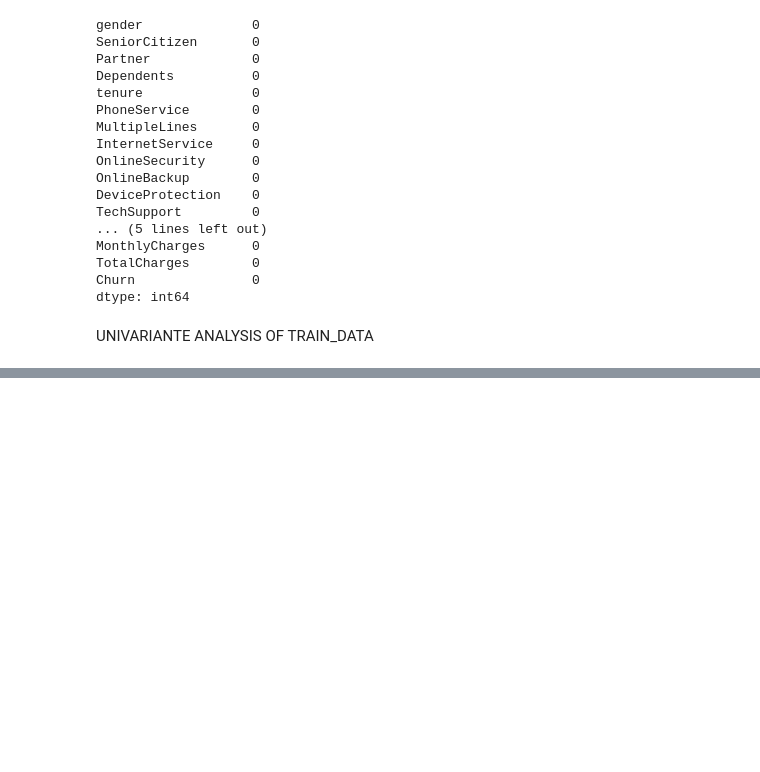
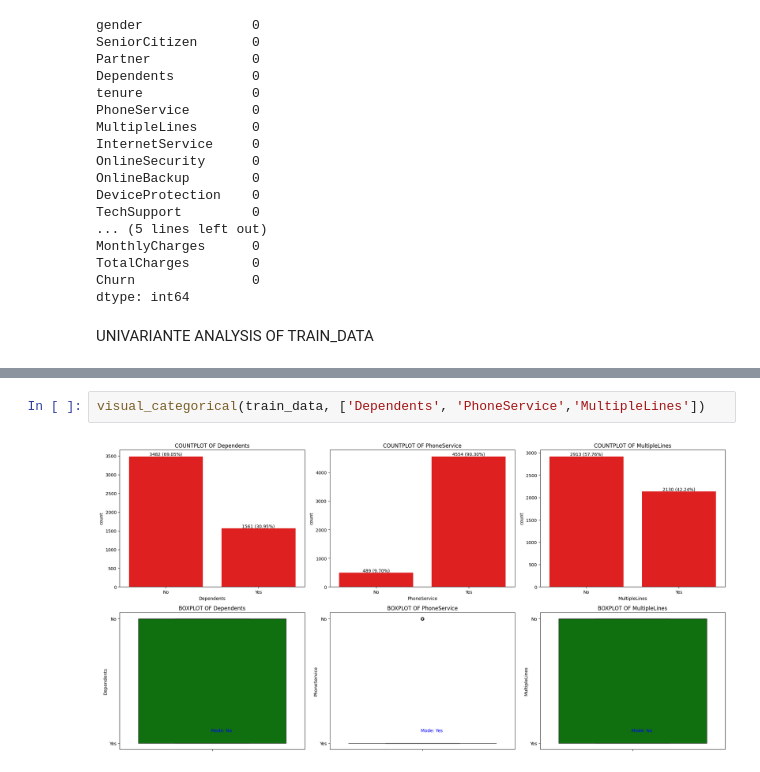
Before and after one commit to mohalat/PHASE-2-Project-1, a Jupyter notebook: Churn_Project.ipynb, the cells around one changed output, grey strips where cells are left out. Drawn from its saved outputs; the diff is of its cells as text; blank space fills up the shorter version.

```diff
--- a/Churn_Project.ipynb
+++ b/Churn_Project.ipynb
@@ -783,0 +899,4 @@ UNIVARIANTE ANALYSIS OF TRAIN_DATA
+# %%
+visual_categorical(train_data, ['Dependents', 'PhoneService','MultipleLines'])
+# %% [output]
+[figure, added]
```
Also changed, not shown: parts of 39 cells of this notebook.
